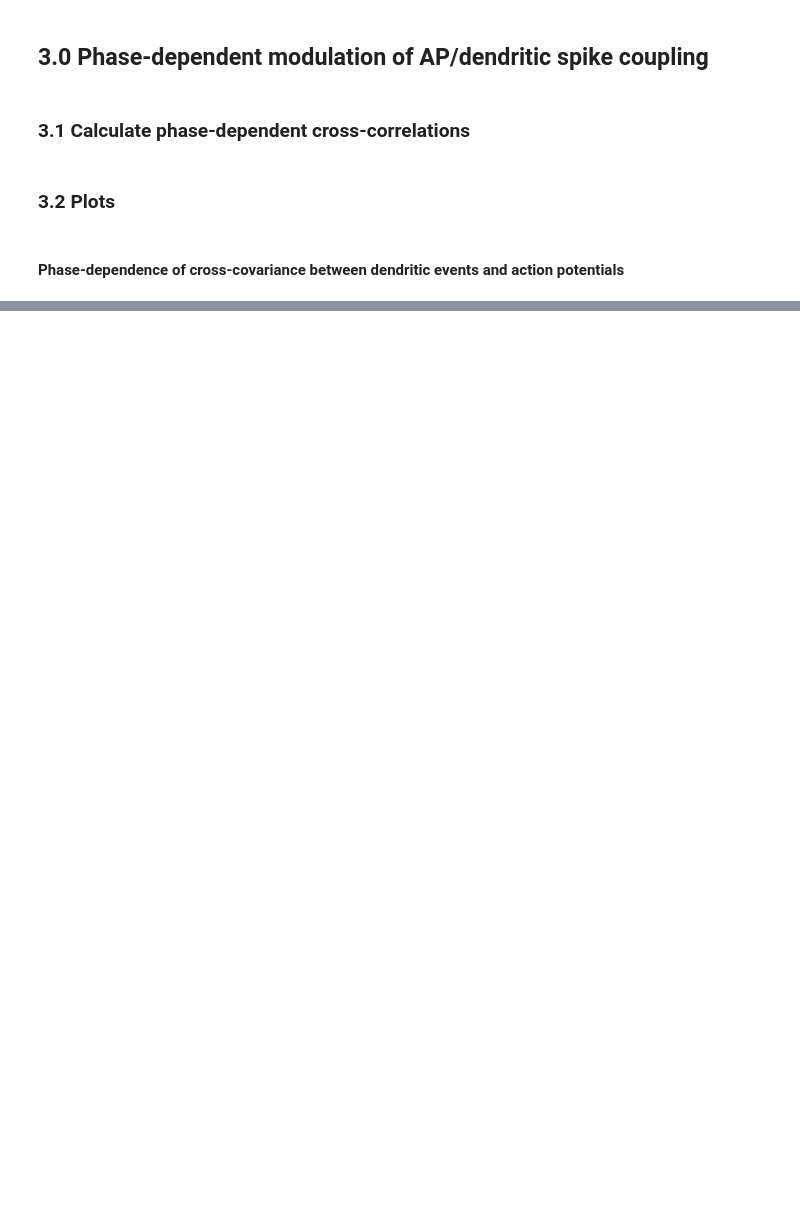
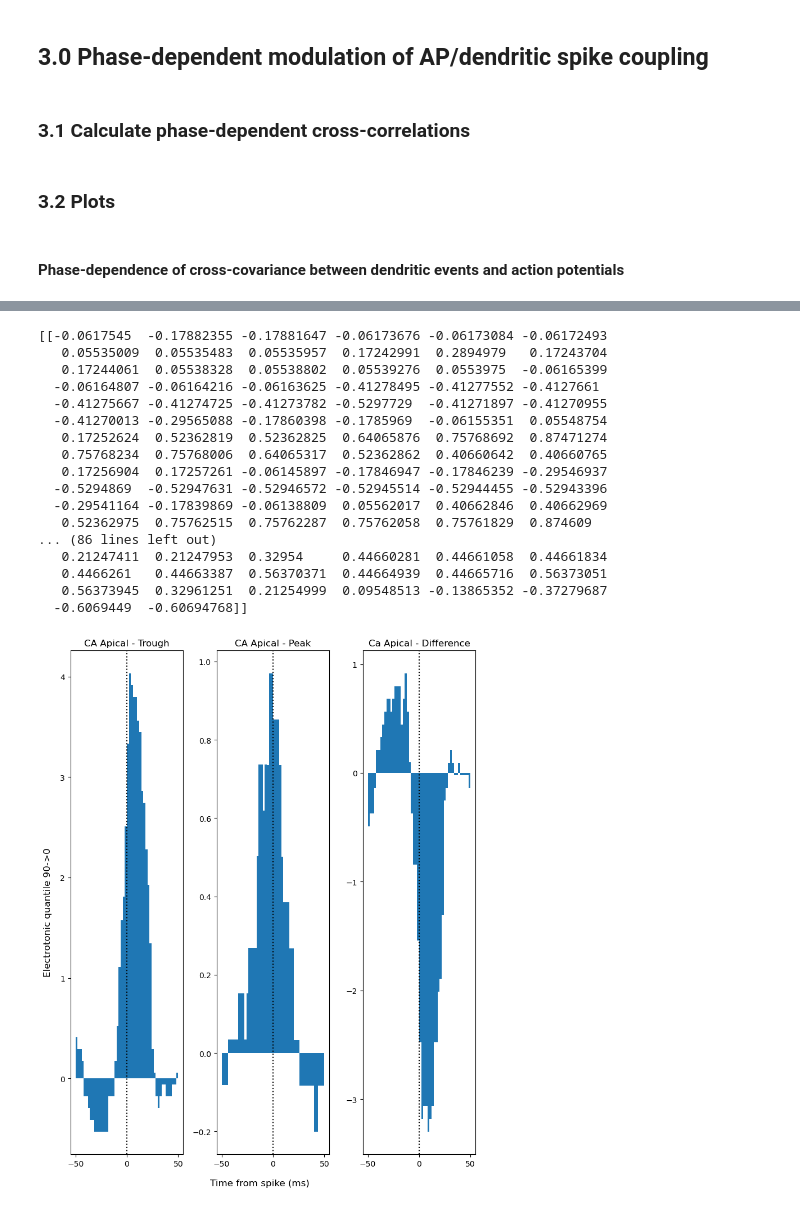
Before and after one commit to dbheadley/InhibOnDendComp, a Jupyter notebook: scripts/DendSpike_RhythmicInh_PoissonExc.ipynb, the cells around one changed output, grey strips where cells are left out. Cells and saved outputs as stored; diff of their text form; code cells hidden in the pictures; blank space fills up the shorter version.

```diff
--- a/scripts/DendSpike_RhythmicInh_PoissonExc.ipynb
+++ b/scripts/DendSpike_RhythmicInh_PoissonExc.ipynb
@@ -365,0 +370,25 @@ plt.show()
+# %%
+fig, ax = plt.subplots(1,3)
+plot_dend_ca_set(ph_16_cc, [-1.5, 1.5], fig, ax)
+fig.tight_layout()
+plt.show()
+fig.savefig('../figures/APDendSpikeCaCC16RhymInhib.pdf')
+# %% [output]
+[[-0.0617545  -0.17882355 -0.17881647 -0.06173676 -0.06173084 -0.06172493
+   0.05535009  0.05535483  0.05535957  0.17242991  0.2894979   0.17243704
+   0.17244061  0.05538328  0.05538802  0.05539276  0.0553975  -0.06165399
+  -0.06164807 -0.06164216 -0.06163625 -0.41278495 -0.41277552 -0.4127661
+  -0.41275667 -0.41274725 -0.41273782 -0.5297729  -0.41271897 -0.41270955
+  -0.41270013 -0.29565088 -0.17860398 -0.1785969  -0.06155351  0.05548754
+   0.17252624  0.52362819  0.52362825  0.64065876  0.75768692  0.87471274
+   0.75768234  0.75768006  0.64065317  0.52362862  0.40660642  0.40660765
+   0.17256904  0.17257261 -0.06145897 -0.17846947 -0.17846239 -0.29546937
+  -0.5294869  -0.52947631 -0.52946572 -0.52945514 -0.52944455 -0.52943396
+  -0.29541164 -0.17839869 -0.06138809  0.05562017  0.40662846  0.40662969
+   0.52362975  0.75762515  0.75762287  0.75762058  0.75761829  0.874609
+... (86 lines left out)
+   0.21247411  0.21247953  0.32954     0.44660281  0.44661058  0.44661834
+   0.4466261   0.44663387  0.56370371  0.44664939  0.44665716  0.56373051
+   0.56373945  0.32961251  0.21254999  0.09548513 -0.13865352 -0.37279687
+  -0.6069449  -0.60694768]]
+[figure, added]
```
Also changed, not shown: parts of 9 cells of this notebook, 11 other files.
